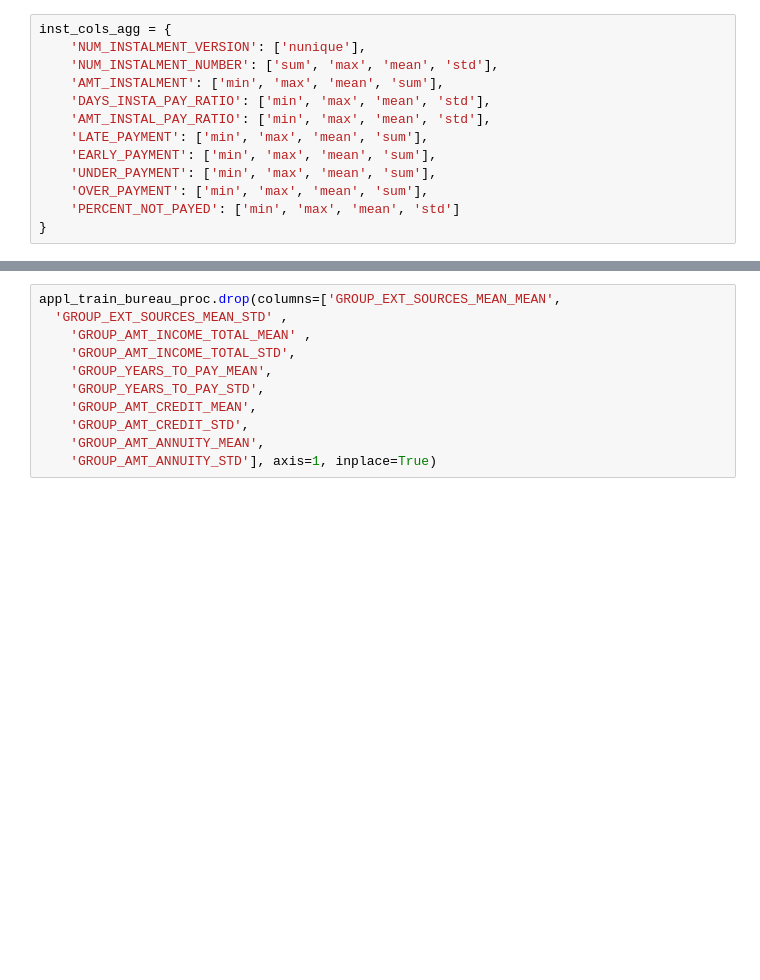
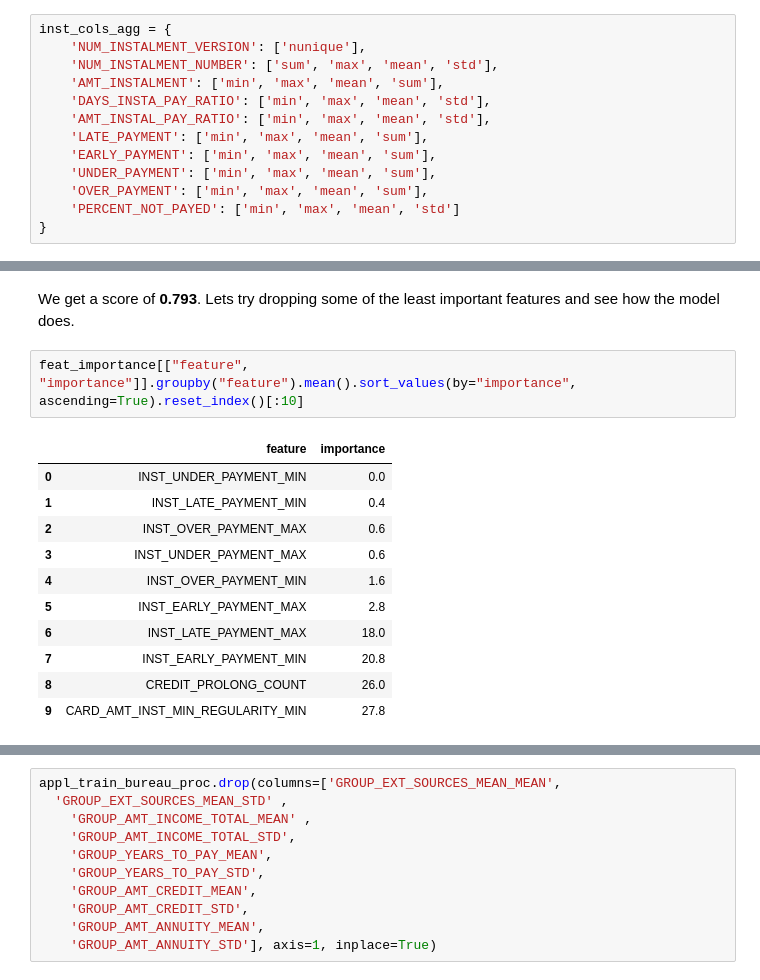
Before and after one commit to aminesnow/ML, a Jupyter notebook: python_applications/credit_default_risk/credit_default_risk_study.ipynb, the cells around one changed output, grey strips where cells are left out. Cells and saved outputs as stored; diff of their text form; blank space fills up the shorter version.

```diff
--- a/python_applications/credit_default_risk/credit_default_risk_study.ipynb
+++ b/python_applications/credit_default_risk/credit_default_risk_study.ipynb
@@ -3236,0 +3417,16 @@ credit_card_balance_proc.drop_duplicates(inplace=True)
+# %% [markdown]
+We get a score of **0.793**. Lets try dropping some of the least important features and see how the model does.
+# %%
+feat_importance[["feature", "importance"]].groupby("feature").mean().sort_values(by="importance", ascending=True).reset_index()[:10]
+# %% [output]
+|  | feature | importance |
+| 0 | INST_UNDER_PAYMENT_MIN | 0.0 |
+| 1 | INST_LATE_PAYMENT_MIN | 0.4 |
+| 2 | INST_OVER_PAYMENT_MAX | 0.6 |
+| 3 | INST_UNDER_PAYMENT_MAX | 0.6 |
+| 4 | INST_OVER_PAYMENT_MIN | 1.6 |
+| 5 | INST_EARLY_PAYMENT_MAX | 2.8 |
+| 6 | INST_LATE_PAYMENT_MAX | 18.0 |
+| 7 | INST_EARLY_PAYMENT_MIN | 20.8 |
+| 8 | CREDIT_PROLONG_COUNT | 26.0 |
+| 9 | CARD_AMT_INST_MIN_REGULARITY_MIN | 27.8 |
```
Also changed, not shown: parts of 117 cells of this notebook.
